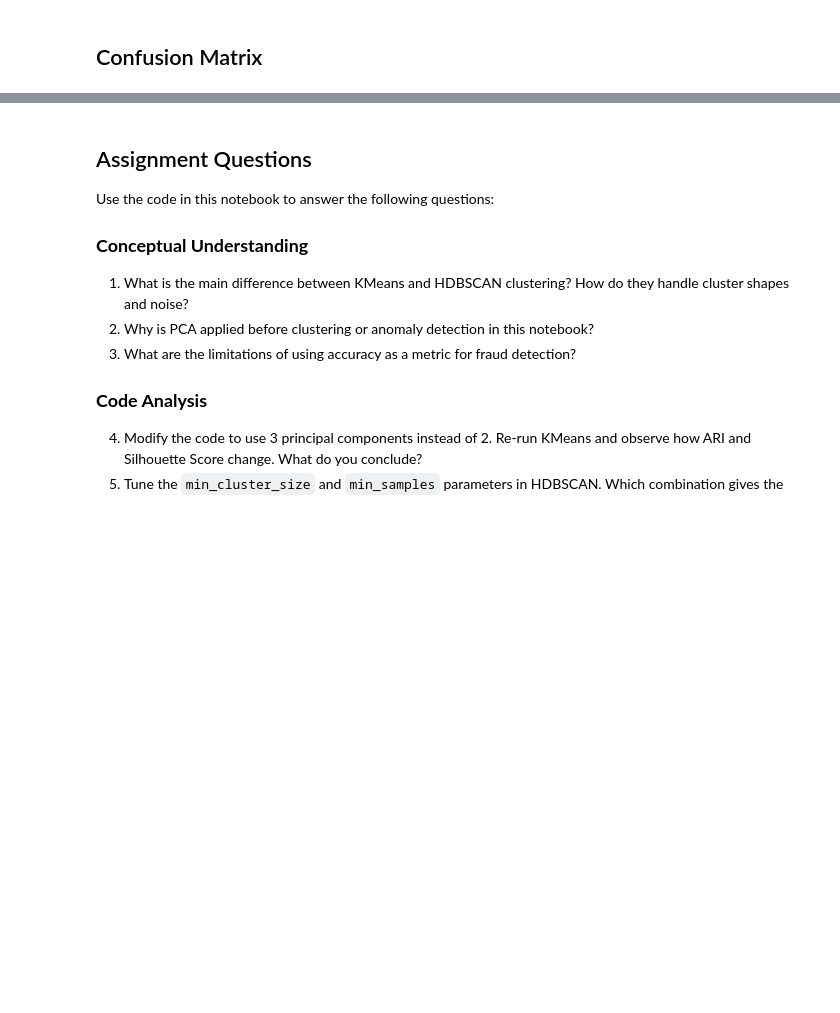
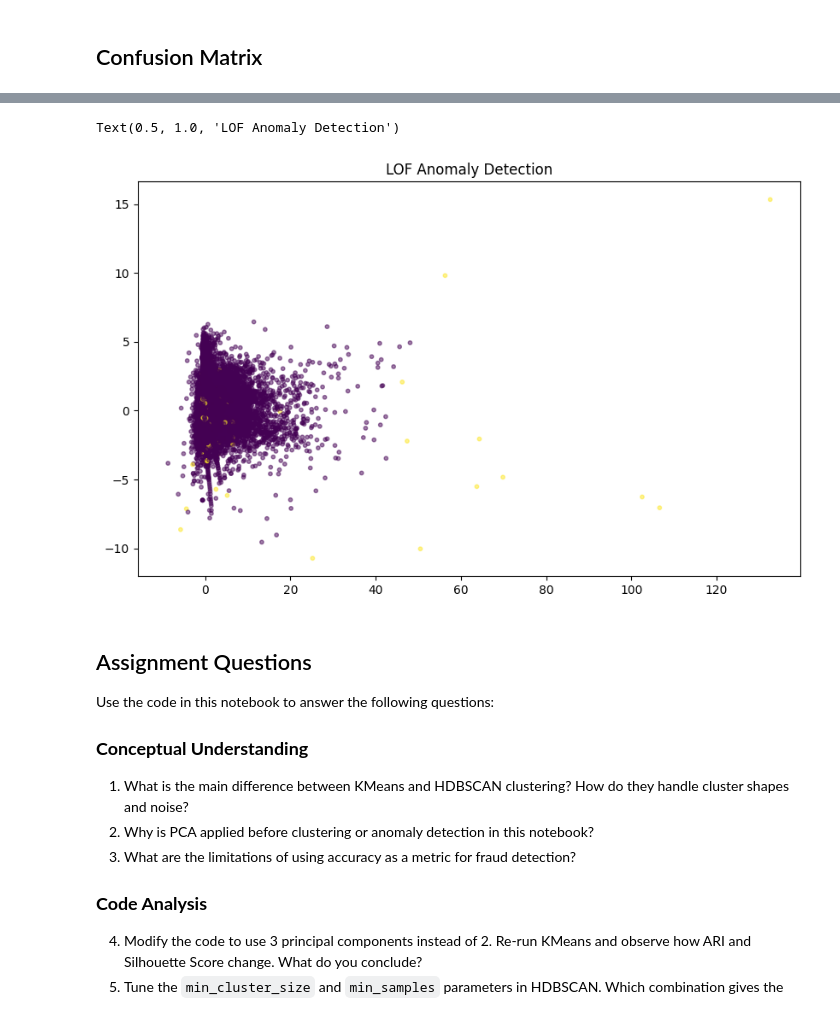
Before and after one commit to LucasChaney/CMPSCI4342, a Jupyter notebook: Activities/Activity_14.ipynb, the cells around one changed output, grey strips where cells are left out. Drawn from its saved outputs; the diff is of its cells as text; code cells hidden in the pictures; blank space fills up the shorter version.

```diff
--- a/Activities/Activity_14.ipynb
+++ b/Activities/Activity_14.ipynb
@@ -313,13 +329,19 @@ weighted avg     0.9966    0.9784    0.9874    284806
 # %%
 cm = confusion_matrix(y, lof_labels)
 sns.heatmap(cm, annot=True, fmt="d", cmap="Blues", xticklabels=["Predicted Normal", "Predicted Fraud"],
             yticklabels=["Actual Normal", "Actual Fraud"])
 plt.title("LOF Confusion Matrix")
 plt.xlabel("Predicted")
 plt.ylabel("Actual")
 plt.show()
+
+plt.figure(figsize=(10, 6))
+plt.scatter(X_pca[:, 0], X_pca[:, 1], c=lof_labels, cmap='viridis', s=10, alpha=0.5)
+plt.title("LOF Anomaly Detection")
 # %% [output]
 [figure]
+Text(0.5, 1.0, 'LOF Anomaly Detection')
+[figure, added]
 # %% [markdown]
 ## Assignment Questions
 
```
Also changed, not shown: parts of 5 cells of this notebook.
